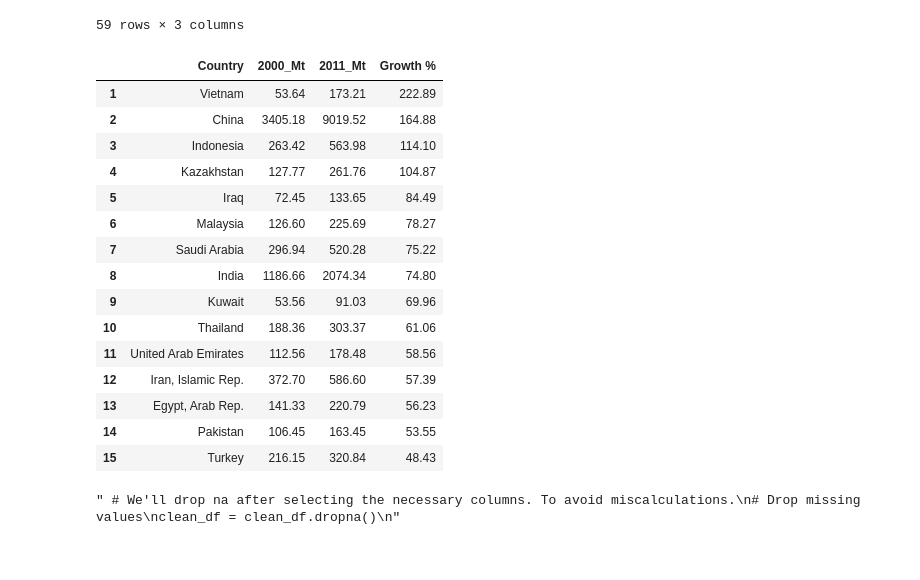
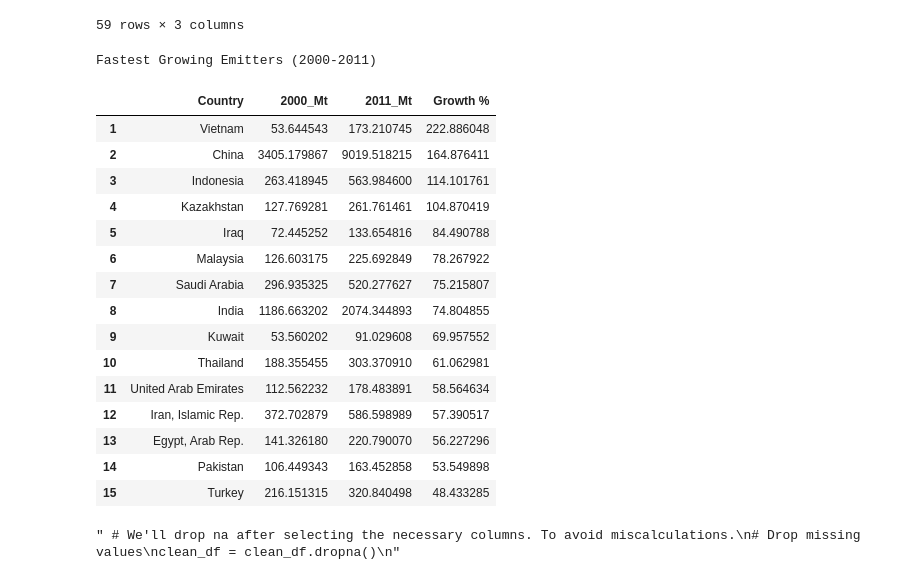
Before and after one commit to sanaullah525/Global-CO2-Emissions-Data-Analysis-Project, a Jupyter notebook: datapr.ipynb, the cells around one changed output. Saved outputs shown, nothing was run; the diff lists cells and outputs as text; code cells hidden in the pictures.

Commit message:
Added titles to the tables for better readability.

```diff
--- a/datapr.ipynb
+++ b/datapr.ipynb
@@ -215,29 +218,31 @@ df
 # %%
 # Calculating percentage growth and looking for the fastest growing emitters (2000-2011).
 
 df['Growth %']= ((df['2011_Mt']- df['2000_Mt'])/df['2000_Mt'])*100
 
 df= df.sort_values(by= 'Growth %', ascending= False).head(15)
 df= df.reset_index(drop= True)
 df.index= df.index+1
+df= df.style.set_caption("Fastest Growing Emitters (2000-2011)")
 df
 # %% [output]
+Fastest Growing Emitters (2000-2011)
 |  | Country | 2000_Mt | 2011_Mt | Growth % |
-| 1 | Vietnam | 53.64 | 173.21 | 222.89 |
-| 2 | China | 3405.18 | 9019.52 | 164.88 |
-| 3 | Indonesia | 263.42 | 563.98 | 114.10 |
-| 4 | Kazakhstan | 127.77 | 261.76 | 104.87 |
-| 5 | Iraq | 72.45 | 133.65 | 84.49 |
-| 6 | Malaysia | 126.60 | 225.69 | 78.27 |
-| 7 | Saudi Arabia | 296.94 | 520.28 | 75.22 |
-| 8 | India | 1186.66 | 2074.34 | 74.80 |
-| 9 | Kuwait | 53.56 | 91.03 | 69.96 |
-| 10 | Thailand | 188.36 | 303.37 | 61.06 |
-| 11 | United Arab Emirates | 112.56 | 178.48 | 58.56 |
-| 12 | Iran, Islamic Rep. | 372.70 | 586.60 | 57.39 |
-| 13 | Egypt, Arab Rep. | 141.33 | 220.79 | 56.23 |
-| 14 | Pakistan | 106.45 | 163.45 | 53.55 |
-| 15 | Turkey | 216.15 | 320.84 | 48.43 |
+| 1 | Vietnam | 53.644543 | 173.210745 | 222.886048 |
+| 2 | China | 3405.179867 | 9019.518215 | 164.876411 |
+| 3 | Indonesia | 263.418945 | 563.984600 | 114.101761 |
+| 4 | Kazakhstan | 127.769281 | 261.761461 | 104.870419 |
+| 5 | Iraq | 72.445252 | 133.654816 | 84.490788 |
+| 6 | Malaysia | 126.603175 | 225.692849 | 78.267922 |
+| 7 | Saudi Arabia | 296.935325 | 520.277627 | 75.215807 |
+| 8 | India | 1186.663202 | 2074.344893 | 74.804855 |
+| 9 | Kuwait | 53.560202 | 91.029608 | 69.957552 |
+| 10 | Thailand | 188.355455 | 303.370910 | 61.062981 |
+| 11 | United Arab Emirates | 112.562232 | 178.483891 | 58.564634 |
+| 12 | Iran, Islamic Rep. | 372.702879 | 586.598989 | 57.390517 |
+| 13 | Egypt, Arab Rep. | 141.326180 | 220.790070 | 56.227296 |
+| 14 | Pakistan | 106.449343 | 163.452858 | 53.549898 |
+| 15 | Turkey | 216.151315 | 320.840498 | 48.433285 |
 # %%
 # Calculating top 10 countries with emission reductions (2000-2011).
 
```
Also changed, not shown: parts of 3 cells of this notebook.
